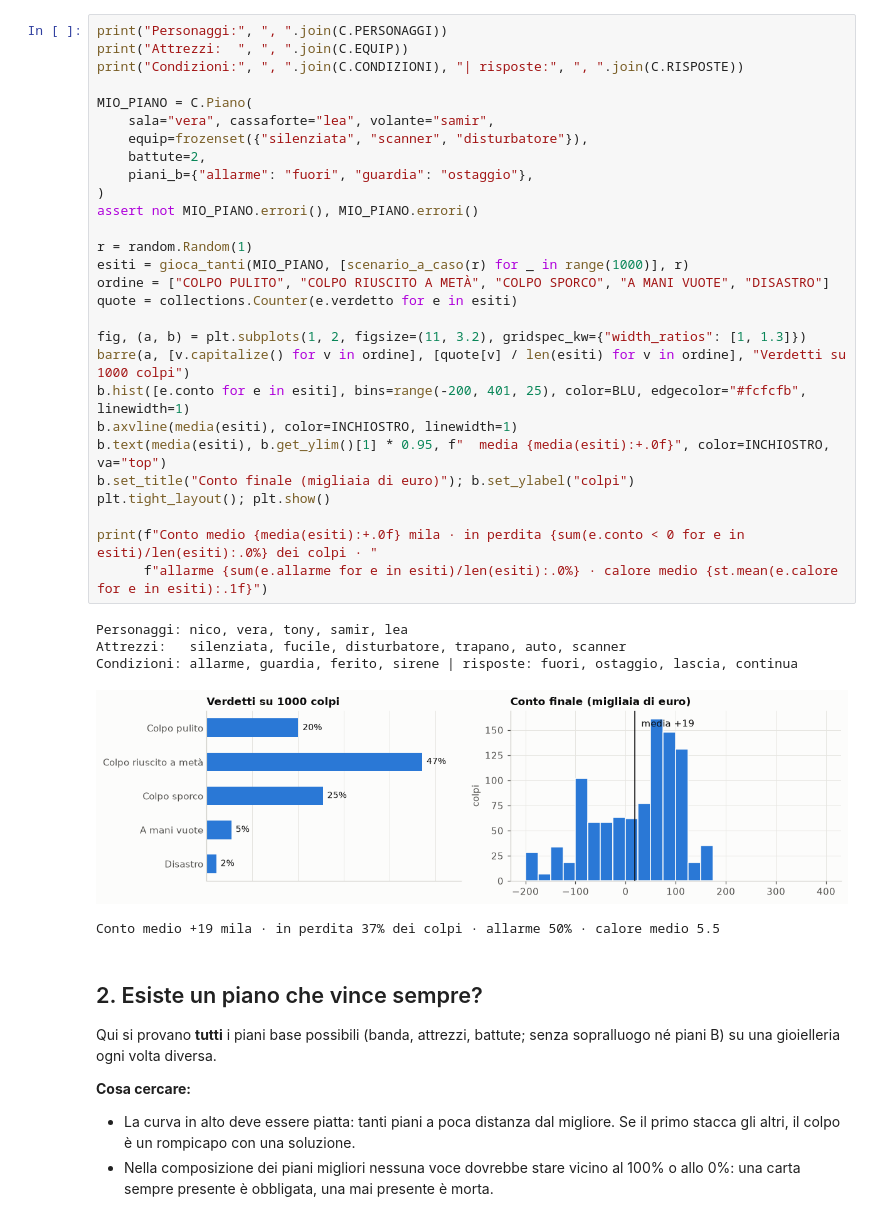
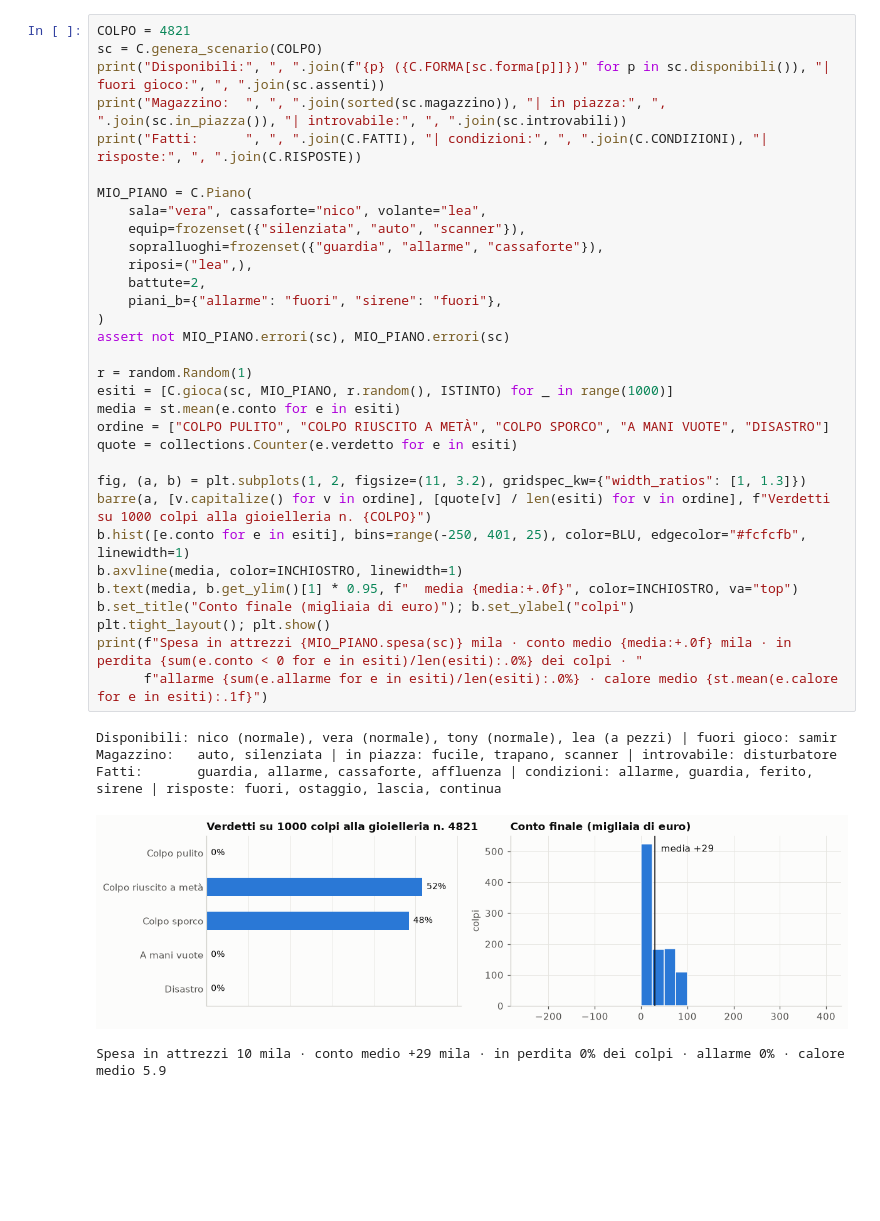
Before and after one commit to mbhrlive/gtatactics, a Jupyter notebook: prototipo/analisi.ipynb, the cells around one changed output. Cells and saved outputs as stored; diff of their text form; blank space fills up the shorter version.

```diff
--- a/prototipo/analisi.ipynb
+++ b/prototipo/analisi.ipynb
@@ -69,44 +45,40 @@ Scrivi qui sotto il piano che vuoi mettere alla prova. I nomi validi sono quelli
 
 **Cosa cercare:** una distribuzione larga, con il grosso sui colpi "riusciti a metà" o "sporchi". Se quasi tutto cade su un solo verdetto, il colpo è binario.
 # %%
-print("Personaggi:", ", ".join(C.PERSONAGGI))
-print("Attrezzi:  ", ", ".join(C.EQUIP))
-print("Condizioni:", ", ".join(C.CONDIZIONI), "| risposte:", ", ".join(C.RISPOSTE))
+COLPO = 4821
+sc = C.genera_scenario(COLPO)
+print("Disponibili:", ", ".join(f"{p} ({C.FORMA[sc.forma[p]]})" for p in sc.disponibili()), "| fuori gioco:", ", ".join(sc.assenti))
+print("Magazzino:  ", ", ".join(sorted(sc.magazzino)), "| in piazza:", ", ".join(sc.in_piazza()), "| introvabile:", ", ".join(sc.introvabili))
+print("Fatti:      ", ", ".join(C.FATTI), "| condizioni:", ", ".join(C.CONDIZIONI), "| risposte:", ", ".join(C.RISPOSTE))
 
 MIO_PIANO = C.Piano(
-    sala="vera", cassaforte="lea", volante="samir",
-    equip=frozenset({"silenziata", "scanner", "disturbatore"}),
+    sala="vera", cassaforte="nico", volante="lea",
+    equip=frozenset({"silenziata", "auto", "scanner"}),
+    sopralluoghi=frozenset({"guardia", "allarme", "cassaforte"}),
+    riposi=("lea",),
     battute=2,
-    piani_b={"allarme": "fuori", "guardia": "ostaggio"},
+    piani_b={"allarme": "fuori", "sirene": "fuori"},
 )
-assert not MIO_PIANO.errori(), MIO_PIANO.errori()
+assert not MIO_PIANO.errori(sc), MIO_PIANO.errori(sc)
 
 r = random.Random(1)
-esiti = gioca_tanti(MIO_PIANO, [scenario_a_caso(r) for _ in range(1000)], r)
+esiti = [C.gioca(sc, MIO_PIANO, r.random(), ISTINTO) for _ in range(1000)]
+media = st.mean(e.conto for e in esiti)
 ordine = ["COLPO PULITO", "COLPO RIUSCITO A METÀ", "COLPO SPORCO", "A MANI VUOTE", "DISASTRO"]
 quote = collections.Counter(e.verdetto for e in esiti)
 
 fig, (a, b) = plt.subplots(1, 2, figsize=(11, 3.2), gridspec_kw={"width_ratios": [1, 1.3]})
-barre(a, [v.capitalize() for v in ordine], [quote[v] / len(esiti) for v in ordine], "Verdetti su 1000 colpi")
-b.hist([e.conto for e in esiti], bins=range(-200, 401, 25), color=BLU, edgecolor="#fcfcfb", linewidth=1)
-b.axvline(media(esiti), color=INCHIOSTRO, linewidth=1)
-b.text(media(esiti), b.get_ylim()[1] * 0.95, f"  media {media(esiti):+.0f}", color=INCHIOSTRO, va="top")
+barre(a, [v.capitalize() for v in ordine], [quote[v] / len(esiti) for v in ordine], f"Verdetti su 1000 colpi alla gioielleria n. {COLPO}")
+b.hist([e.conto for e in esiti], bins=range(-250, 401, 25), color=BLU, edgecolor="#fcfcfb", linewidth=1)
+b.axvline(media, color=INCHIOSTRO, linewidth=1)
+b.text(media, b.get_ylim()[1] * 0.95, f"  media {media:+.0f}", color=INCHIOSTRO, va="top")
 b.set_title("Conto finale (migliaia di euro)"); b.set_ylabel("colpi")
 plt.tight_layout(); plt.show()
-
-print(f"Conto medio {media(esiti):+.0f} mila · in perdita {sum(e.conto < 0 for e in esiti)/len(esiti):.0%} dei colpi · "
+print(f"Spesa in attrezzi {MIO_PIANO.spesa(sc)} mila · conto medio {media:+.0f} mila · in perdita {sum(e.conto < 0 for e in esiti)/len(esiti):.0%} dei colpi · "
       f"allarme {sum(e.allarme for e in esiti)/len(esiti):.0%} · calore medio {st.mean(e.calore for e in esiti):.1f}")
 # %% [output]
-Personaggi: nico, vera, tony, samir, lea
-Attrezzi:   silenziata, fucile, disturbatore, trapano, auto, scanner
-Condizioni: allarme, guardia, ferito, sirene | risposte: fuori, ostaggio, lascia, continua
+Disponibili: nico (normale), vera (normale), tony (normale), lea (a pezzi) | fuori gioco: samir
+Magazzino:   auto, silenziata | in piazza: fucile, trapano, scanner | introvabile: disturbatore
+Fatti:       guardia, allarme, cassaforte, affluenza | condizioni: allarme, guardia, ferito, sirene | risposte: fuori, ostaggio, lascia, continua
-[figure, old version]
+[figure, new version]
-Conto medio +19 mila · in perdita 37% dei colpi · allarme 50% · calore medio 5.5
+Spesa in attrezzi 10 mila · conto medio +29 mila · in perdita 0% dei colpi · allarme 0% · calore medio 5.9
-# %% [markdown]
-## 2. Esiste un piano che vince sempre?
-
-Qui si provano **tutti** i piani base possibili (banda, attrezzi, battute; senza sopralluogo né piani B) su una gioielleria ogni volta diversa.
-
-**Cosa cercare:**
-- La curva in alto deve essere piatta: tanti piani a poca distanza dal migliore. Se il primo stacca gli altri, il colpo è un rompicapo con una soluzione.
-- Nella composizione dei piani migliori nessuna voce dovrebbe stare vicino al 100% o allo 0%: una carta sempre presente è obbligata, una mai presente è morta.
```
Also changed, not shown: parts of 17 cells of this notebook, 2 other files.
